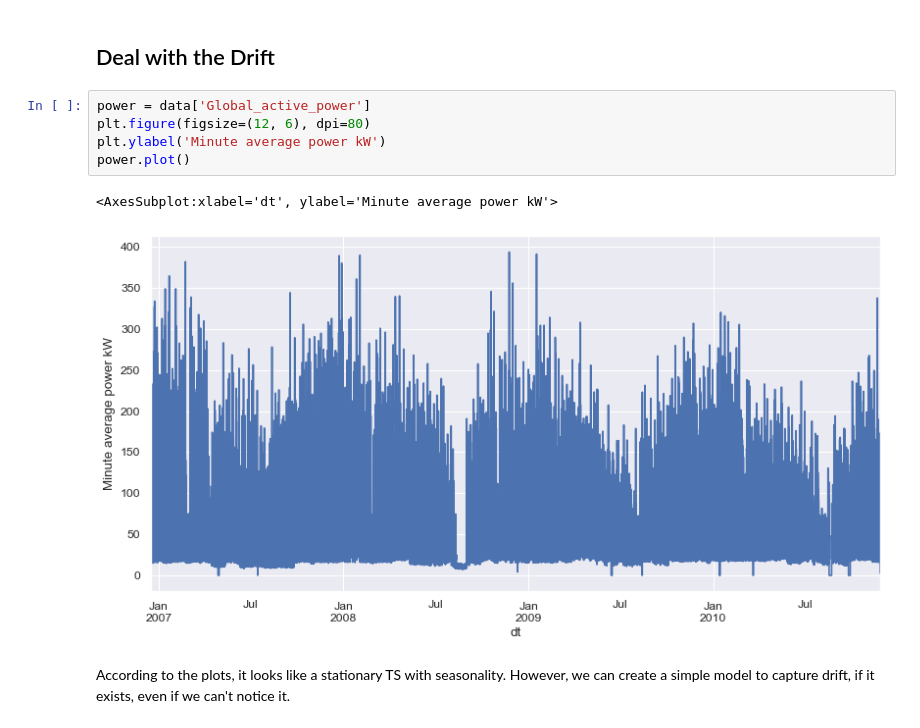
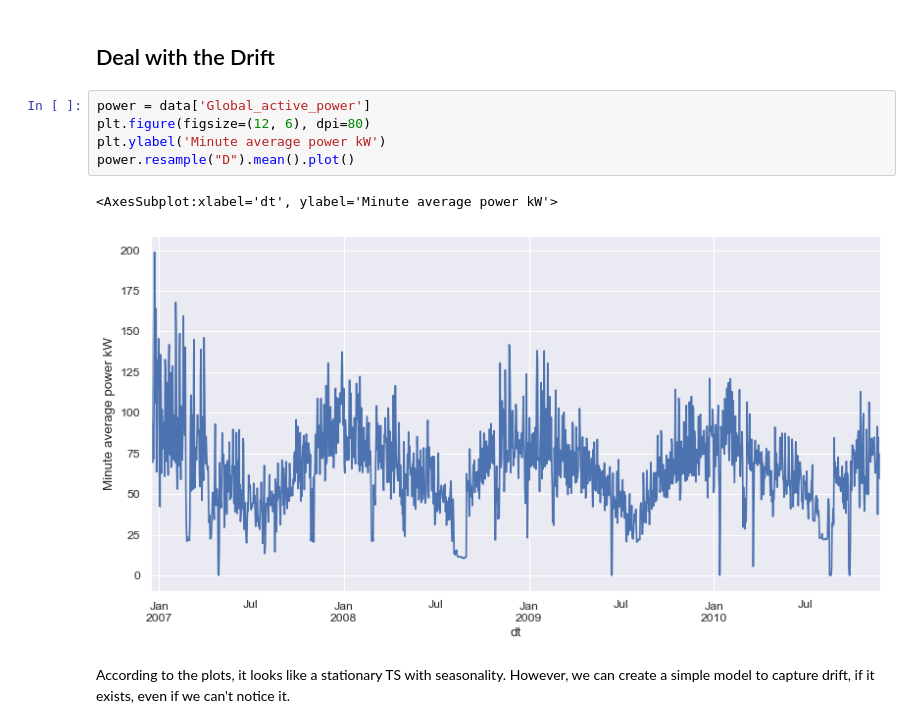
Before and after one commit to EarnRW/Time-Series-Forecasting-Household-Electric-Power-Consumption, a Jupyter notebook: notebook/forecasting.ipynb, the cells around one changed output. Cells and saved outputs as stored; diff of their text form.

```diff
--- a/notebook/forecasting.ipynb
+++ b/notebook/forecasting.ipynb
@@ -156,11 +156,11 @@ Our approach will be to identify the first two terms to create a baseline model,
 # %%
 power = data['Global_active_power']
 plt.figure(figsize=(12, 6), dpi=80)
 plt.ylabel('Minute average power kW')
-power.plot()
+power.resample("D").mean().plot()
 # %% [output]
 <AxesSubplot:xlabel='dt', ylabel='Minute average power kW'>
-[figure, old version]
+[figure, new version]
 # %% [markdown]
 According to the plots, it looks like a stationary TS with seasonality. However, we can create a simple model to capture drift, if it exists, even if we can't notice it.
 # %%
```
Also changed, not shown: parts of 9 cells of this notebook.
